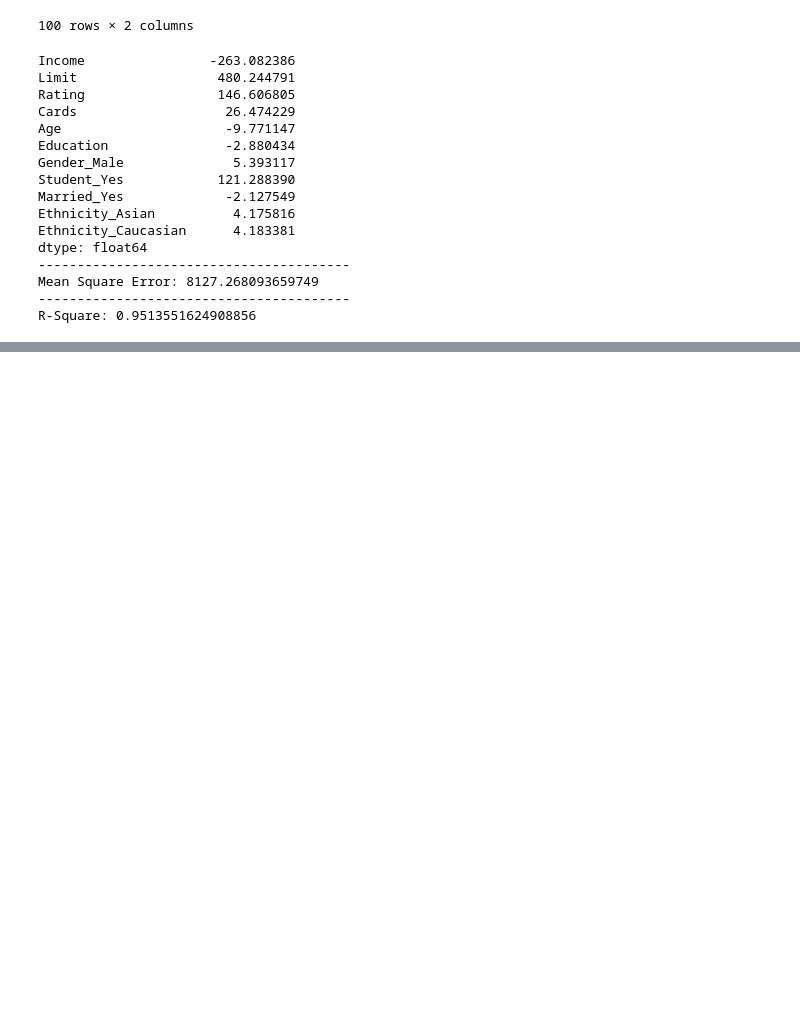
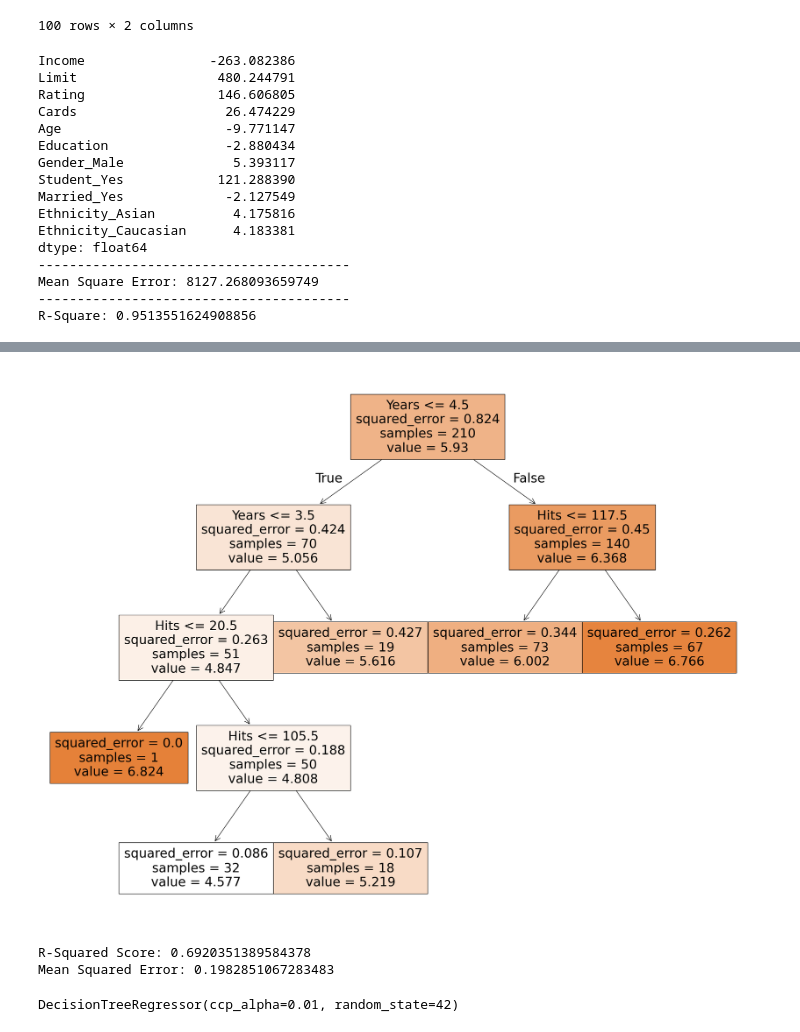
Before and after one commit to mybozkir/Machine_Learning_Practices, a Jupyter notebook: 1-Regression_Practices_TUR.ipynb, the cells around one changed output, grey strips where cells are left out. Drawn from its saved outputs; the diff is of its cells as text; code cells hidden in the pictures; blank space fills up the shorter version.

Commit message:
DecisionTreeRegressor eklendi.

```diff
--- a/1-Regression_Practices_TUR.ipynb
+++ b/1-Regression_Practices_TUR.ipynb
@@ -1107,0 +1121,8 @@ R-Square: 0.9513551624908856
+# %%
+# İlk etapta rahat çalışabilmek adına yalnızca üç kolonu alıyoruz.
+df = df[['Hits', 'Years', 'Salary']]
+
+# Eksik değerlerden kurtulalım.
+df = df.dropna()
+
+df
@@ -1107,0 +1143,16 @@ R-Square: 0.9513551624908856
+# %%
+# X ve y ayrımını yapalım.
+X = df.drop(columns = ['Salary'], axis = 1)
+
+# Burada y değişkenini oluştururken logaritmasını alarak kaydedeceğiz.
+# Regresyon problemlerinde, eğer hedef değişkendeki değerler arasında ciddi açıklıklar varsa logaritması alınarak kullanılabilir.
+# Bu işlem modellerin daha iyi sonuçlar elde etmesini sağlayabilir. Son durumda değişkenin e üssü alınarak orijinal tahmin değerlerine dönülebilir.
+y = np.log(df['Salary'])
+# %%
+# Train/test split yapalım.
+X_train, X_test, y_train, y_test = train_test_split(X, y, test_size = 0.2, random_state = 42)
+# %%
+# DecisionTreeRegressor nesnemizi oluşturup fit işlemini gerçekleştirelim.
+dtr = DecisionTreeRegressor(random_state = 42, ccp_alpha = 0.02)
+
+dtr.fit(X_train, y_train)
@@ -1107,0 +1169,24 @@ R-Square: 0.9513551624908856
+# %%
+# Ağaç görselini yerleştireceğimiz figürü oluşturalım.
+plt.figure(figsize = (25, 20))
+
+# Ağacı çizdirelim.
+tree_plot = tree.plot_tree(dtr, feature_names = ['Hits', 'Years'], filled = True)
+# %% [output]
+[figure, added]
+# %%
+# Şimdi bu ccp_alpha değeriyle kurduğumuz model için test performansına bakalım.
+y_pred = dtr.predict(X_test)
+
+print('R-Squared Score:', r2_score(y_test, y_pred))
+print('Mean Squared Error:', mean_squared_error(y_test, y_pred))
+# %% [output]
+R-Squared Score: 0.6920351389584378
+Mean Squared Error: 0.1982851067283483
+# %%
+# Şimdi daha küçük bir ccp_alpha değeriyle model kuralım.
+dtr = DecisionTreeRegressor(ccp_alpha = 0.01, random_state = 42)
+
+dtr.fit(X_train, y_train)
+# %% [output]
+DecisionTreeRegressor(ccp_alpha=0.01, random_state=42)
```
Also changed, not shown: parts of 18 cells of this notebook.
